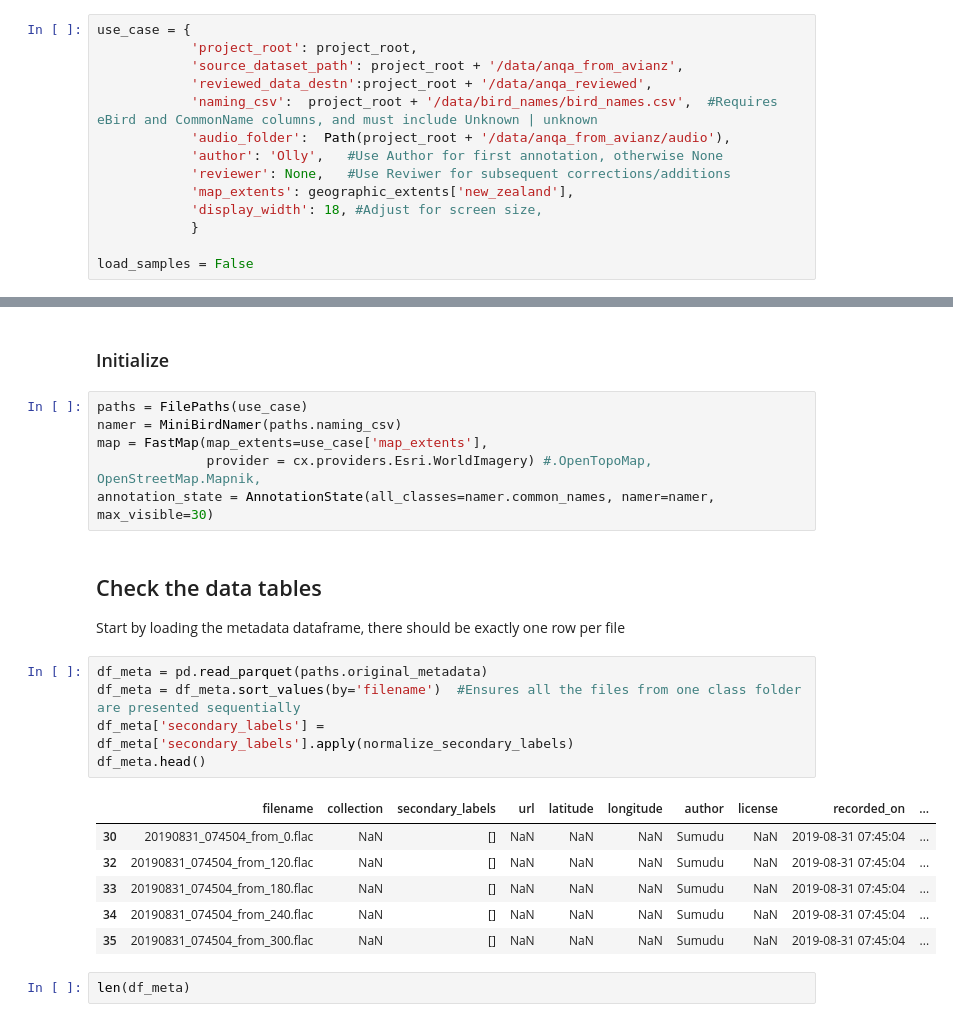
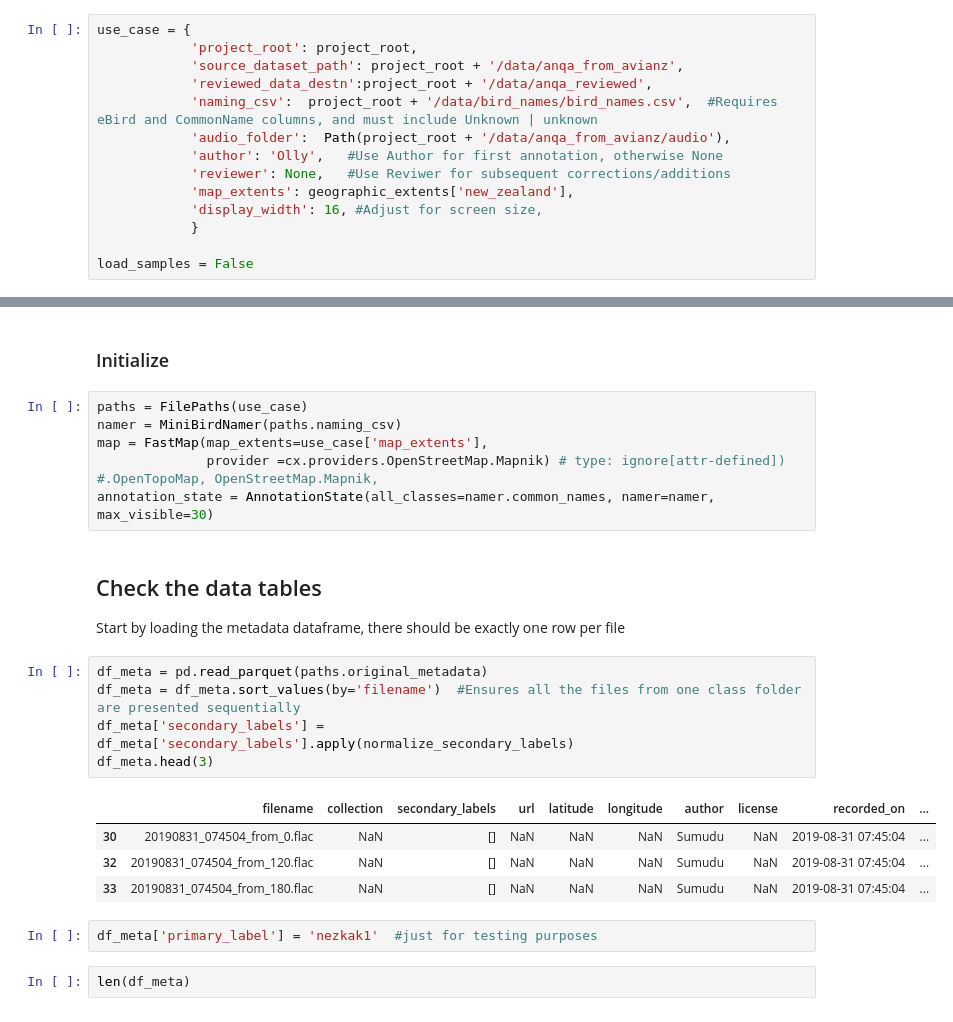
Before and after one commit to Wologman/Anqa, a Jupyter notebook: notebooks/annotation.ipynb, the cells around one changed output, grey strips where cells are left out. Drawn from its saved outputs; the diff is of its cells as text.

```diff
--- a/notebooks/annotation.ipynb
+++ b/notebooks/annotation.ipynb
@@ -30,7 +30,7 @@ use_case = {
             'author': 'Olly',   #Use Author for first annotation, otherwise None
             'reviewer': None,   #Use Reviwer for subsequent corrections/additions
             'map_extents': geographic_extents['new_zealand'],
-            'display_width': 18, #Adjust for screen size,
+            'display_width': 16, #Adjust for screen size,
             }
 
 load_samples = False
@@ -87,7 +73,7 @@ The Matplotlib backend is widget
 paths = FilePaths(use_case)
 namer = MiniBirdNamer(paths.naming_csv)
 map = FastMap(map_extents=use_case['map_extents'],
-              provider = cx.providers.Esri.WorldImagery) #.OpenTopoMap, OpenStreetMap.Mapnik,
+              provider =cx.providers.OpenStreetMap.Mapnik) # type: ignore[attr-defined])    #.OpenTopoMap, OpenStreetMap.Mapnik,
 annotation_state = AnnotationState(all_classes=namer.common_names, namer=namer, max_visible=30)
 # %% [markdown]
 ## Check the data tables
@@ -95,15 +81,15 @@ Start by loading the metadata dataframe, there should be exactly one row per fil
 # %%
 df_meta = pd.read_parquet(paths.original_metadata)
 df_meta = df_meta.sort_values(by='filename')  #Ensures all the files from one class folder are presented sequentially
 df_meta['secondary_labels'] = df_meta['secondary_labels'].apply(normalize_secondary_labels)
-df_meta.head()
+df_meta.head(3)
 # %% [output]
 |  | filename | collection | secondary_labels | url | latitude | longitude | author | license | recorded_on | ... |
 | 30 | 20190831_074504_from_0.flac | NaN | [] | NaN | NaN | NaN | Sumudu | NaN | 2019-08-31 07:45:04 | ... |
 | 32 | 20190831_074504_from_120.flac | NaN | [] | NaN | NaN | NaN | Sumudu | NaN | 2019-08-31 07:45:04 | ... |
 | 33 | 20190831_074504_from_180.flac | NaN | [] | NaN | NaN | NaN | Sumudu | NaN | 2019-08-31 07:45:04 | ... |
-| 34 | 20190831_074504_from_240.flac | NaN | [] | NaN | NaN | NaN | Sumudu | NaN | 2019-08-31 07:45:04 | ... |
-| 35 | 20190831_074504_from_300.flac | NaN | [] | NaN | NaN | NaN | Sumudu | NaN | 2019-08-31 07:45:04 | ... |
+# %%
+df_meta['primary_label'] = 'nezkak1'  #just for testing purposes
 # %%
 len(df_meta)
 # %% [output]
```
Also changed, not shown: parts of 8 cells of this notebook.
